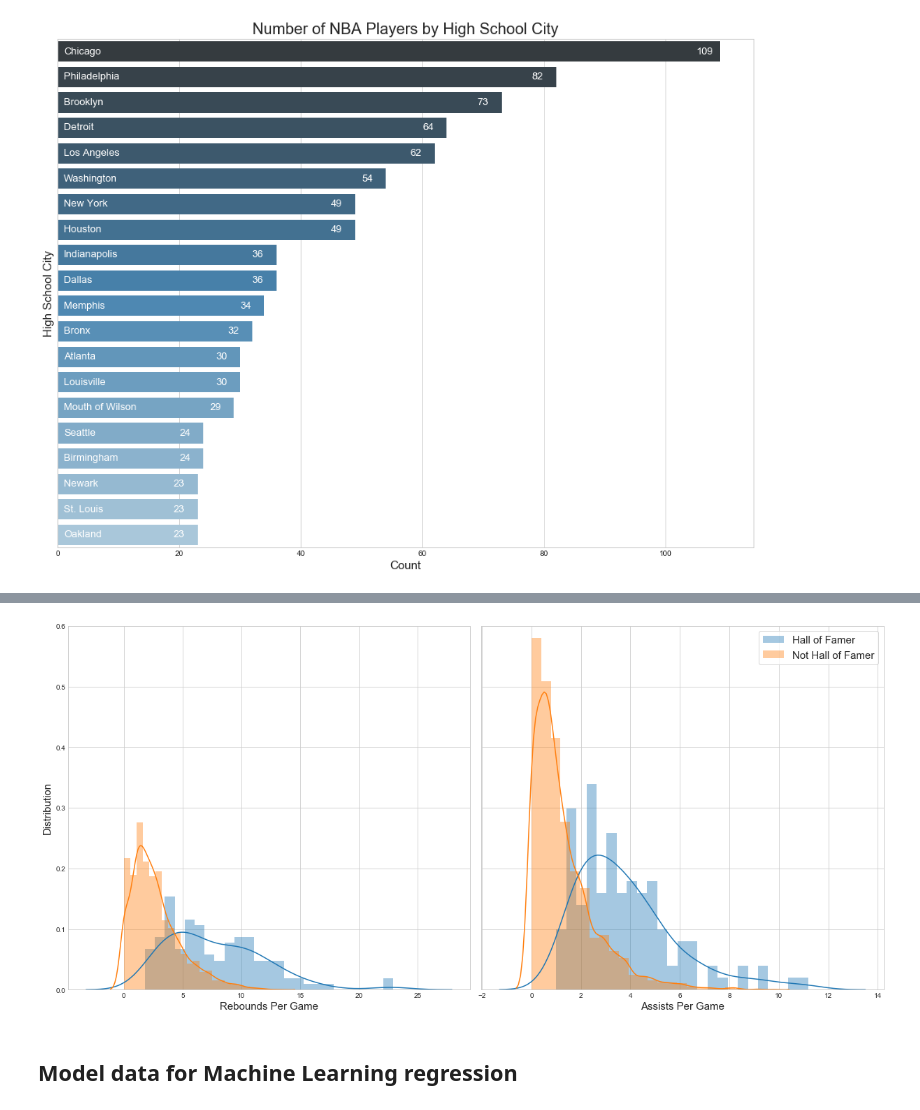
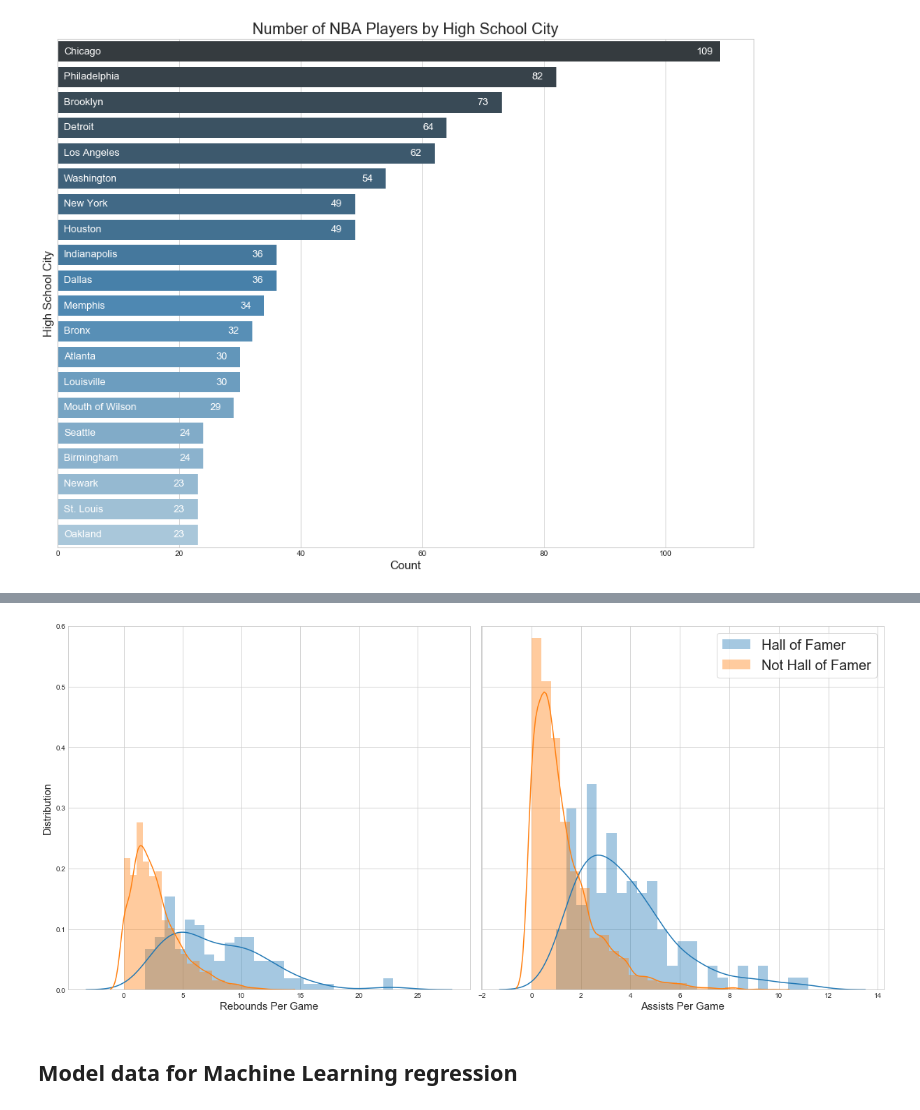
Before and after one commit to ymericson/NBA-player-info, a Jupyter notebook: NBA players stats.ipynb, the cells around one changed output, grey strips where cells are left out. Saved outputs shown, nothing was run; the diff lists cells and outputs as text; code cells hidden in the pictures.

```diff
--- a/NBA players stats.ipynb
+++ b/NBA players stats.ipynb
@@ -17,6 +17,9 @@ players.head()
 | 2 | Kareem Abdul-Jabbar | 1970 | 1989 | 1947-04-16 | Center | Center | 24.6 | 11.2 | 3.6 | ... |
 | 3 | Mahmoud Abdul-Rauf | 1991 | 2001 | 1969-03-09 | Point Guard | Guard | 14.6 | 1.9 | 3.5 | ... |
 | 4 | Tariq Abdul-Wahad | 1998 | 2003 | 1974-11-03 | Shooting Guard | Guard | 7.8 | 3.3 | 1.1 | ... |
+# %%
+players_hof = players[players['hof'] == 1]
+players_not_hof = players[players['hof'] == 0]
 # %% [markdown]
 Here are the features from the dataframe:
 - name: full name of player, first name and last name
@@ -135,23 +158,23 @@ plt.savefig('all-graphs/hof_ppg.png')
 # %%
 fig, (ax1, ax2) = plt.subplots(ncols=2, sharey=True, figsize=(17,8))
 
-sns.distplot(players[players['hof'] == 1]['trb'], bins=25, label='Hall of Famer', ax=ax1)
-sns.distplot(players[players['hof'] == 0]['trb'].fillna(0), bins=25, label='Not Hall of Famer', ax=ax1)
+sns.distplot(players_hof['trb'], bins=25, label='Hall of Famer', ax=ax1)
+sns.distplot(players_not_hof['trb'].fillna(0), bins=25, label='Not Hall of Famer', ax=ax1)
 ax1.set(xlabel='Rebounds Per Game', ylabel='Distribution')
 plt.xticks(fontsize=27)
 
-sns.distplot(players[players['hof'] == 1]['ast'], bins=25, label='Hall of Famer', ax=ax2)
-sns.distplot(players[players['hof'] == 0]['ast'].fillna(0), bins=25, label='Not Hall of Famer', ax=ax2)
+sns.distplot(players_hof['ast'], bins=25, label='Hall of Famer', ax=ax2)
+sns.distplot(players_not_hof['ast'].fillna(0), bins=25, label='Not Hall of Famer', ax=ax2)
 ax2.set(xlabel='Assists Per Game')
 
-plt.legend(loc=1, frameon=True, prop={'size': 15})
+plt.legend(loc=1, frameon=True, prop={'size': 20})
 plt.ylim(0, 0.6)
 plt.xticks(fontsize=10)
 plt.tight_layout()
 
 plt.savefig('all-graphs/hof_trb_ast.png')
 # %% [output]
-[figure, old version]
+[figure, new version]
 # %% [markdown]
 ## Model data for Machine Learning regression
 # %%
```
Also changed, not shown: parts of 18 cells of this notebook, 8 other files.
